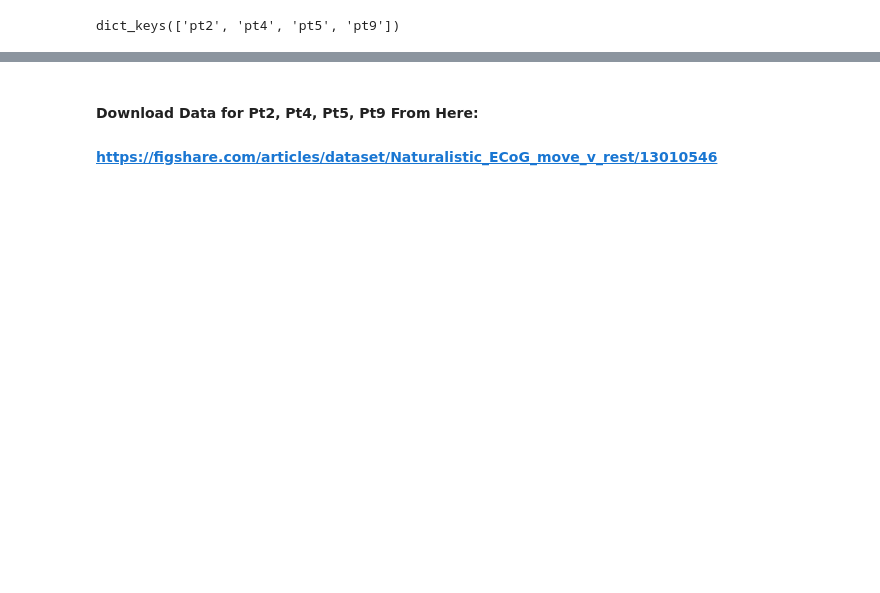
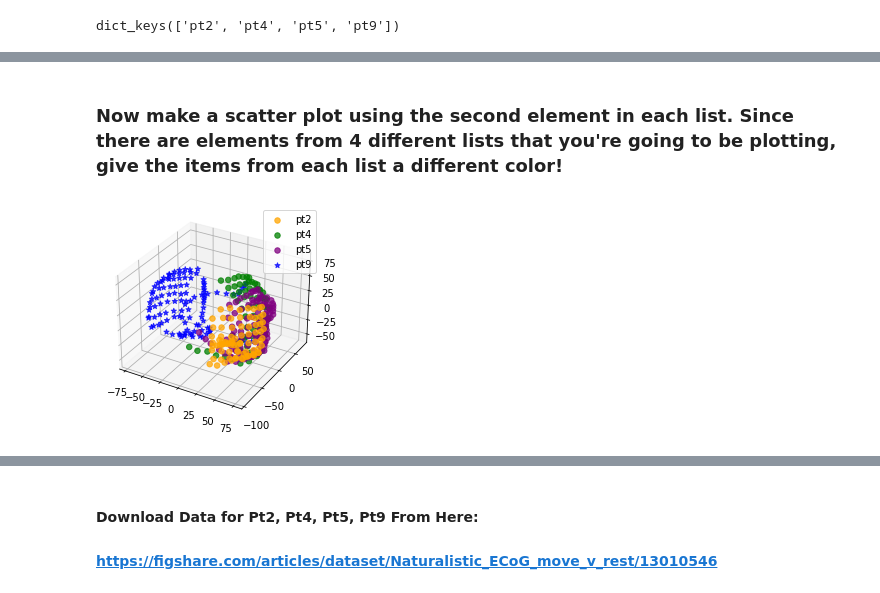
Before and after one commit to SaberaTalukder/Chen_Institute_DataSAI_for_Neuroscience, a Jupyter notebook: 07_08_22_day4_autoencoders_and_ML_introduction/code/solutions/solutions_autoencoders_and_machine_learning.ipynb, the cells around one changed output, grey strips where cells are left out. Saved outputs shown, nothing was run; the diff lists cells and outputs as text; code cells hidden in the pictures; blank space fills up the shorter version.

```diff
--- a/07_08_22_day4_autoencoders_and_ML_introduction/code/solutions/solutions_autoencoders_and_machine_learning.ipynb
+++ b/07_08_22_day4_autoencoders_and_ML_introduction/code/solutions/solutions_autoencoders_and_machine_learning.ipynb
@@ -45,3 +95,5 @@ print(elec_loc_dict['pt9'][1].shape)
 (83, 3)
 (105, 3)
 (125, 3)
+# %% [markdown]
+### Now make a scatter plot using the second element in each list. Since there are elements from 4 different lists that you're going to be plotting, give the items from each list a different color!
@@ -47,0 +102,20 @@ print(elec_loc_dict['pt9'][1].shape)
+# %%
+# Solutions:
+
+# Visualize the electrode data in 3d
+%matplotlib inline
+# %matplotlib notebook <-- uncomment this to interact with your 3D plot. Won't play nice in colab.
+
+colors = ['orange', 'green', 'purple', 'blue']
+ax = plt.axes(projection='3d')
+
+for i, (key, value) in enumerate(elec_loc_dict.items()):
+    if value[0] == 'R':
+        m = 'o'
+    elif value[0] == 'L':
+        m ='*'
+    _ = ax.scatter3D(value[1][:, 0], value[1][:, 1], value[1][:, 2], c=colors[i], alpha=0.75, s=30, marker=m)
+
+_ = ax.legend(['pt2', 'pt4', 'pt5', 'pt9'])
+# %% [output]
+[figure, added]
```
Also changed, not shown: parts of 26 cells of this notebook.
